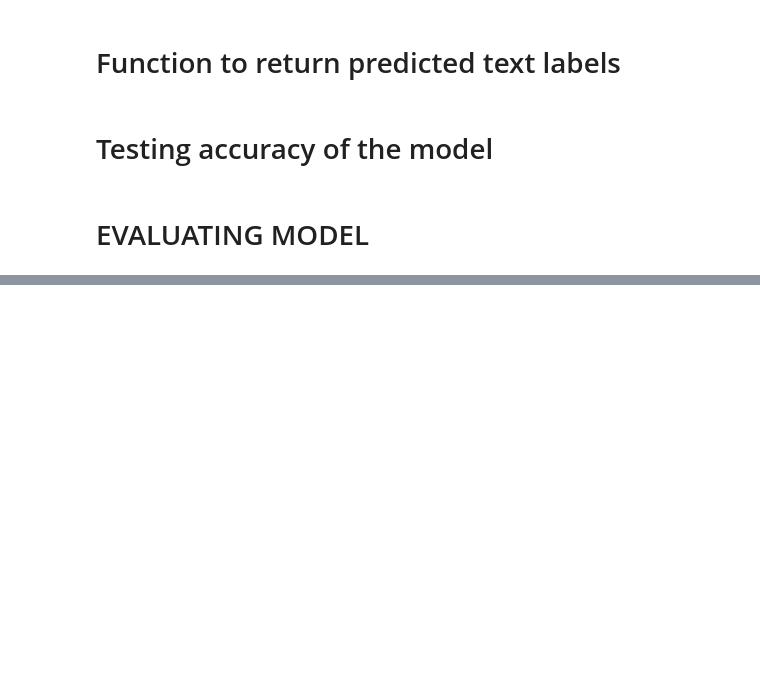
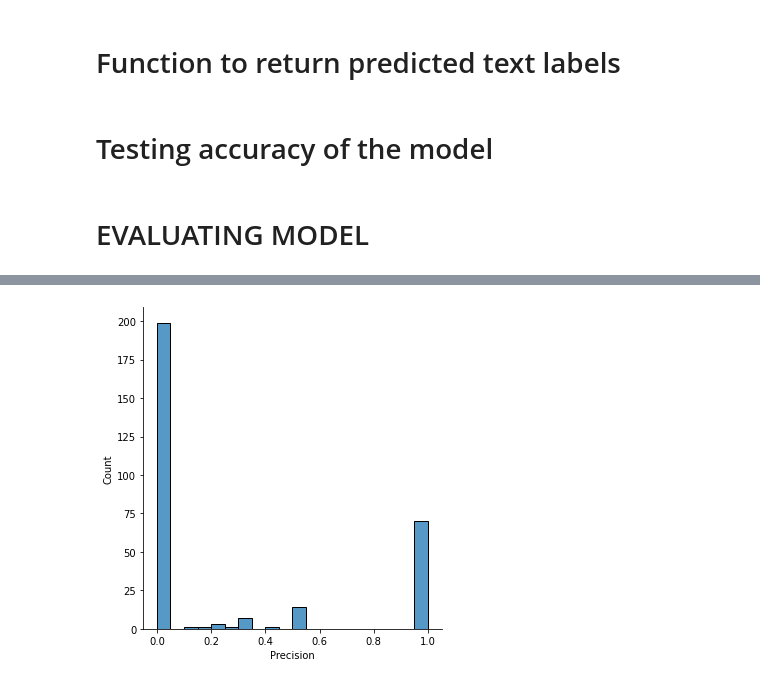
Before and after one commit to clemTJ/Company-Information-PSAT, a Jupyter notebook: textes_francais.ipynb, the cells around one changed output, grey strips where cells are left out. Drawn from its saved outputs; the diff is of its cells as text; code cells hidden in the pictures; blank space fills up the shorter version.

```diff
--- a/textes_francais.ipynb
+++ b/textes_francais.ipynb
@@ -193,6 +182,7 @@ Done loading processors!
 # %%
 #Exemple
-doc = nlp("Les victoires de Joe Biden à la présidentielle américaine à peine proclamée par les principaux médias américains.")
+text = 'Les victoires de Joe Biden à la présidentielle américaine à peine proclamée par les principaux médias américains.'
+doc = nlp(text)
 #extract_pos(doc)
 for sent in doc.sentences:
     for word in sent.words:
@@ -434,0 +412,8 @@ relevant_words_train is loaded successfully
+# %%
+# Removing all the empty significant words and keeping only siren_filtered
+relevant_words_es_clean = dict()
+for siren in siren_filtered:
+    if siren in relevant_words_es.keys():
+        if len(relevant_words_es[siren])>0:
+            relevant_words_es_clean[siren] = relevant_words_es[siren]
+len(relevant_words_es_clean.keys())
@@ -542,8 +529,8 @@ def label_text(plain_text,related_words, n_sig_words= 10, min_score = 0.1):
 # Convert the list in the sirens to actual list!
 
 #related_words = relevant_words_tfidf #model related words
-#related_words = relevant_words_es
-related_words = relevant_words_baseline
+related_words = relevant_words_es_clean #relevant_words_es
+#related_words = relevant_words_baseline
 corpus = X_train_corpus[:300] # pour verifier que on peut sur entrainer
 #corpus = X_test_corpus[:300] # pour tester sur de nouveaux articles
 
@@ -565,6 +552,9 @@ for document in tqdm(corpus):
     #article_labels
     true_label =document["siren"]
     article_labels.append(true_label)
+    label_stats
+    #label_stats
+    label_stats +=true_label
 
     #pred_eval
     is_labeled = [0]*len(pred_siren)
@@ -588,12 +579,12 @@ import matplotlib.pylab as plt
 # %%
-# How many times (at least) one of the companies are predicted
+########## How many times (at least) one of the companies are predicted ##########
 print ("There are",len(pred_eval),"texts evaluated")
 acc1 = list()
 for preds in pred_eval:
     acc1.append(any(preds))
-print("Accuracy1:", np.sum(acc1)/len(pred_eval),"(with at least ONE label predicted)")
+print("Accuracy1:", round(np.sum(acc1)/len(pred_eval),3),"(with at least ONE label predicted)")
 
-# How many times ALL the labels are present in the prediction.
+########## How many times ALL the labels are present in the prediction. ##########
 acc2 = list()
 for i in range(len(pred_eval)):
     len_label = len(corpus[i]["siren"])
@@ -604,9 +595,9 @@ for i in range(len(pred_eval)):
         acc2.append(False)
     if len(corpus[i]["siren"])<np.sum(pred_eval[i]): # Should never trigger
         print("Error to many good predictions")
-print("Accuracy2:", np.sum(acc2)/len(pred_eval),"(with ALL labels predicted)")
+print("Accuracy2:", round(np.sum(acc2)/len(pred_eval),3),"(with ALL labels predicted)")
 
-# How many times ALL the labels are present in the prediction and are .
+########## How many times ALL the labels are present in the prediction and are . ##########
 acc3 = list()
 for i in range(len(pred_eval)):
     len_label = len(corpus[i]["siren"])
@@ -617,25 +608,25 @@ for i in range(len(pred_eval)):
         acc3.append(False)
     if len(corpus[i]["siren"])<np.sum(pred_eval[i]): # Should never trigger
         print("Error to many good predictions")
-print("Accuracy3:", np.sum(acc3)/len(pred_eval),"(with ALL labels predicted in the FIRST predictions)")
+print("Accuracy3:", round(np.sum(acc3)/len(pred_eval),3),"(with ALL labels predicted in the FIRST predictions)")
 
-# How many predictions are wrong wrt. how many are right (TRUE, FALSE)
+########## How many predictions are wrong wrt. how many are right (TRUE, FALSE) ##########
 true_pred = 0
 pred = 0
 for preds in pred_eval:
     true_pred += np.sum(preds)
     pred += len(preds)
-print("Accuracy4:",true_pred/pred,"(Number of correct predictions over total number of predictions overall)")
+print("Accuracy4:",round(true_pred/pred,3),"(Number of correct predictions over total number of predictions overall)")
 
-# Average number of predictions vs average number of labels
+########## Average number of predictions vs average number of labels ##########
 len_label = list()
 len_pred = list()
 for i in range(len(pred_eval)):
     len_label.append(len(corpus[i]["siren"]))
     len_pred.append(len(pred_eval[i]))
-print("Average number of predictions",np.mean(len_pred),"vs average number of labels :", np.mean(len_label))
+print("Average number of predictions",round(np.mean(len_pred),3),"vs average number of labels :", round(np.mean(len_label),2))
 
-# Most commun labels predicted
+########## Most commun labels predicted ##########
 count_pred = dict()
 for siren in pred_stats:
     if siren in count_pred.keys():
@@ -646,25 +637,47 @@ key_max = list(filter(lambda t: t[1]==max(count_pred.values()), count_pred.items
 print("The siren that is predicted the most is:",key_max,"(",np.max(list(count_pred.values())),"times)")
 #sns.catplot(x="deck", kind="count", palette="ch:.25", data=pred_stats)
 
-#Precision : Somme :a dans A ((Somme de L(a) correcte) /( Somme de L(a)))/ |A|
-# True pos/(True Pos + False Pos) -> average for each siren
-avg_sum = 0.0
-for preds in pred_eval:
-    if len(preds)>0:
-        avg_sum += sum(preds)/len(preds)
+########## Precision & RECALL ##########
+precision_list = list()
+recall_list = list()
+for siren in siren_filtered:
+    true_pos = 0.0  # Siren is a label and is predicted
+    false_pos = 0.0 # Siren is NOT a label and is predicted (false prediction)
+    true_neg = 0.0  # Siren is NOT a label and is not predicted (don't care)
+    false_neg = 0.0 # Siren is a label and is NOT predicted
+    for i in range(len(article_eval)):
+        for j in range(len(article_labels[i])):
+            if siren==article_labels[i][j]:
+                if article_eval[i][j]==1:
+                    true_pos +=1
+                else:
+                    false_neg +=1
+    for i in range(len(pred_eval)):
+        for j in range(len(pred_labels[i])):
+            if siren==pred_labels[i][j]:
+                if pred_eval[i][j]==0:
+                    false_pos += 1
 
-print("Precision:", avg_sum/len(pred_eval),"AVG(L(a) correcte/Somme de L(a))")
+    if siren in label_stats:
+        if true_pos ==0:
+            precision = 0
+            recall =0
+        else:
+            precision = true_pos/(true_pos+false_pos)
+            recall = true_pos/(true_pos+false_neg)
+        precision_list.append(precision)
+        recall_list.append(recall)
+print("AVG PRECISION:",round(np.average(precision_list),3),"True_pos/(True_Pos + False_Neg) -> average for each siren")
+print("AVG RECALL:",round(np.average(recall_list),3),"True_pos/(True_Pos + False_Neg) -> average for each siren")
 
-#Rappel : pour chaque article (nombre de label correctes/Nombre de label vrai )
-# True pos/(True Pos + False Neg) -> average for each siren
-avg_sum = 0.0
-for labels in article_eval:
-    if len(labels)>0:
-        avg_sum += sum(labels)/len(labels)
-print("Rappel:",avg_sum/len(article_eval),"AVG((nombre de label correctes/Nombre de label vrai ))")
-
-# Influence of the min_score/ n_sig_words on the prediction.
-
-# Influence on the prediction protocol influence.
+print()
+print("PRECISION",stats.describe(precision_list))
+print ()
+print("RECALL",stats.describe(recall_list))
+ax = sns.displot(precision_list, bins=20) #bins=20
+ax.set(xlabel="Precision")
+#sns.axlabel("precision")
+ax = sns.displot(recall_list, bins=20) #bins=20
+ax.set(xlabel="Recall")
 # %% [output]
 There are 300 texts evaluated
@@ -678,0 +697 @@ Rappel: 0.621 AVG((nombre de label correctes/Nombre de label vrai ))
+[figure, added]
```
Also changed, not shown: parts of 18 cells of this notebook.
